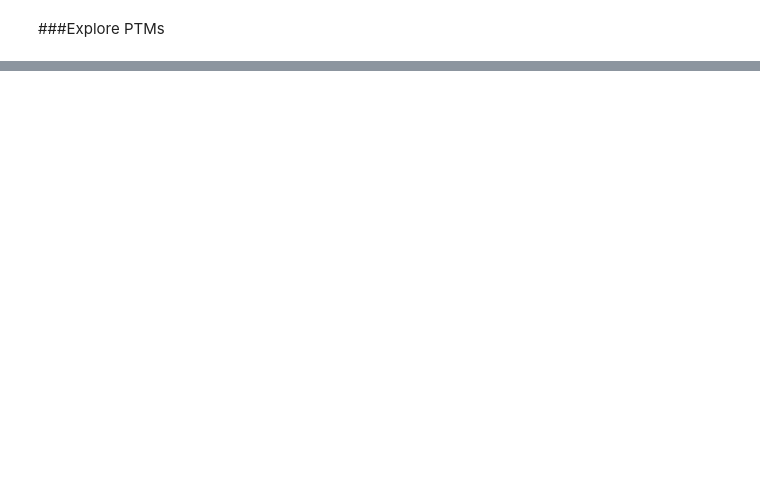
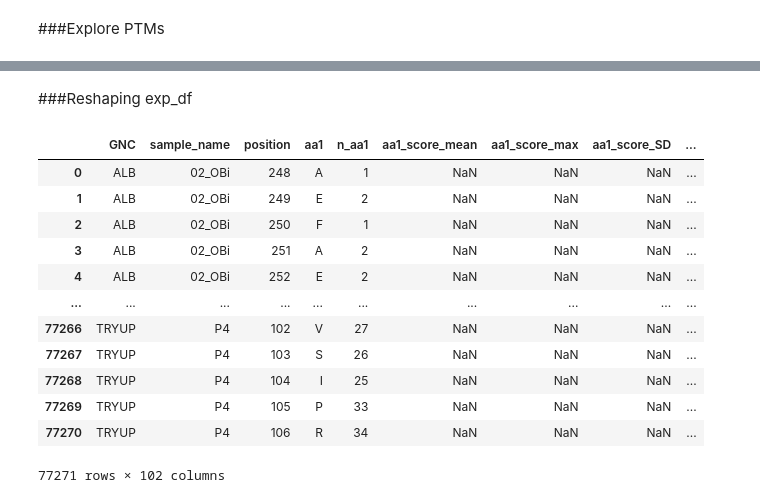
Before and after one commit to Palaeoprot/pFind, a Jupyter notebook: pFind_Analysis.ipynb, the cells around one changed output, grey strips where cells are left out. Saved outputs shown, nothing was run; the diff lists cells and outputs as text; code cells hidden in the pictures; blank space fills up the shorter version.

```diff
--- a/pFind_Analysis.ipynb
+++ b/pFind_Analysis.ipynb
@@ -1248,3 +1549,4 @@ print(filtered_combined_df.head())
 # %%
 # Expand combined_df to detail each peptide's amino acid positions and associated PTMs
-exp_df = expand_df(filtered_combined_df)
+#exp_df = expand_df_to(filtered_combined_df) only contains collagen
+exp_df = expand_df_to(combined_df)
@@ -1287,3 +1601,39 @@ exp_df.shape
+# %%
+# Define a dictionary to map old names to new names
+rename_dict = {
+    'M3_20231109-1713': 'M3',
+    'M1_20231109-1625': 'M1',
+    'M4_20231109-1737': 'M4',
+    'P3_20231109-1848': 'P3',
+    'P4_20231109-1912': 'P4',
+    'P2_20231109-1824': 'P2',
+    'P1_20231109-1801': 'P1',
+    'M2_20231109-1649': 'M2',
+    '20230614-0225_QEHF3_1005194_ONJ_TR_MatthewEvo_13_LLM_C_WhiteP_02_OBi.raw' :'02_OBi_Pak_P',
+    '20230614-0314_QEHF3_1005195_ONJ_TR_MatthewEvo_14_LLM_C_PinkP_12_ICib.raw' :' 12_ICib_Pak_P',
+    '20230614-0402_QEHF3_1005196_ONJ_TR_MatthewEvo_15_LLM_C_Glue_14_OL.raw' :' 14_OL_Pak_FG',
+    '20231109-1138_QEHF2_1007125_ONJ_TR_MJC_2_D7_Cz2.raw' :' Cz2_CFrag_FG',
+    '20231109-1203_QEHF2_1007126_ONJ_TR_MJC_2_D8_03_OBO.raw' :'03_OBO_Pak_P',
+    '20231109-1227_QEHF2_1007127_ONJ_TR_MJC_2_D9_16_OL.raw' :'16_OL_Pak_FG',
+    '20231109-1251_QEHF2_1007128_ONJ_TR_MJC_2_D10_13_ICib.raw' :'13_ICib_Pak_W',
+    '20231109-1315_QEHF2_1007129_ONJ_TR_MJC_2_D11_05_ICB.raw' :'05_ICB_Pak_P',
+    '20231109-1339_QEHF2_1007130_ONJ_TR_MJC_2_D12_06_ICB.raw' :'06_ICB_Pak_FG',
+    '20231109-1402_QEHF2_1007131_ONJ_TR_MJC_2_E1_09_ICB.raw' :'09_ICB_Pak_FG',
+    '20231109-1426_QEHF2_1007132_ONJ_TR_MJC_2_E2_10_ICB.raw' :'10_ICB_Pak_Fiber',
+    '20231109-1450_QEHF2_1007133_ONJ_TR_MJC_2_E3_Cz17.raw' :'Cz17_CFrag_W',
+    '20231109-1514_QEHF2_1007134_ONJ_TR_MJC_2_E4_Cz11.raw' :'Cz11_CFrag_W',
+    '20231109-1538_QEHF2_1007135_ONJ_TR_MJC_2_E5_Cz5b.raw' :'Cz5b_CFrag_W',
+}
+
+
+
+
+
+
+
+
+# Rename entries in 'sample_name' column using the rename dictionary
+exp_df['sample_name'] = exp_df['sample_name'].replace(rename_dict)
 # %%
 unique_names = exp_df['sample_name'].unique()
 name_counts = exp_df['sample_name'].value_counts()
@@ -1332,0 +1723,2 @@ print(result_with_ptms[['GNC', 'sample_name', 'position', 'aa', 'ptm', 'ptm_perc
+# %% [markdown]
+###Reshaping exp_df
@@ -1332,0 +1830,2 @@ print(result_with_ptms[['GNC', 'sample_name', 'position', 'aa', 'ptm', 'ptm_perc
+# %%
+group_df = create_grouped_df(exp_df)
@@ -1332,0 +1838,16 @@ print(result_with_ptms[['GNC', 'sample_name', 'position', 'aa', 'ptm', 'ptm_perc
+# %%
+group_df
+# %% [output]
+|  | GNC | sample_name | position | aa1 | n_aa1 | aa1_score_mean | aa1_score_max | aa1_score_SD | ... |
+| 0 | ALB | 02_OBi | 248 | A | 1 | NaN | NaN | NaN | ... |
+| 1 | ALB | 02_OBi | 249 | E | 2 | NaN | NaN | NaN | ... |
+| 2 | ALB | 02_OBi | 250 | F | 1 | NaN | NaN | NaN | ... |
+| 3 | ALB | 02_OBi | 251 | A | 2 | NaN | NaN | NaN | ... |
+| 4 | ALB | 02_OBi | 252 | E | 2 | NaN | NaN | NaN | ... |
+| ... | ... | ... | ... | ... | ... | ... | ... | ... | ... |
+| 77266 | TRYUP | P4 | 102 | V | 27 | NaN | NaN | NaN | ... |
+| 77267 | TRYUP | P4 | 103 | S | 26 | NaN | NaN | NaN | ... |
+| 77268 | TRYUP | P4 | 104 | I | 25 | NaN | NaN | NaN | ... |
+| 77269 | TRYUP | P4 | 105 | P | 33 | NaN | NaN | NaN | ... |
+| 77270 | TRYUP | P4 | 106 | R | 34 | NaN | NaN | NaN | ... |
+77271 rows × 102 columns
```
Also changed, not shown: parts of 82 cells of this notebook.
